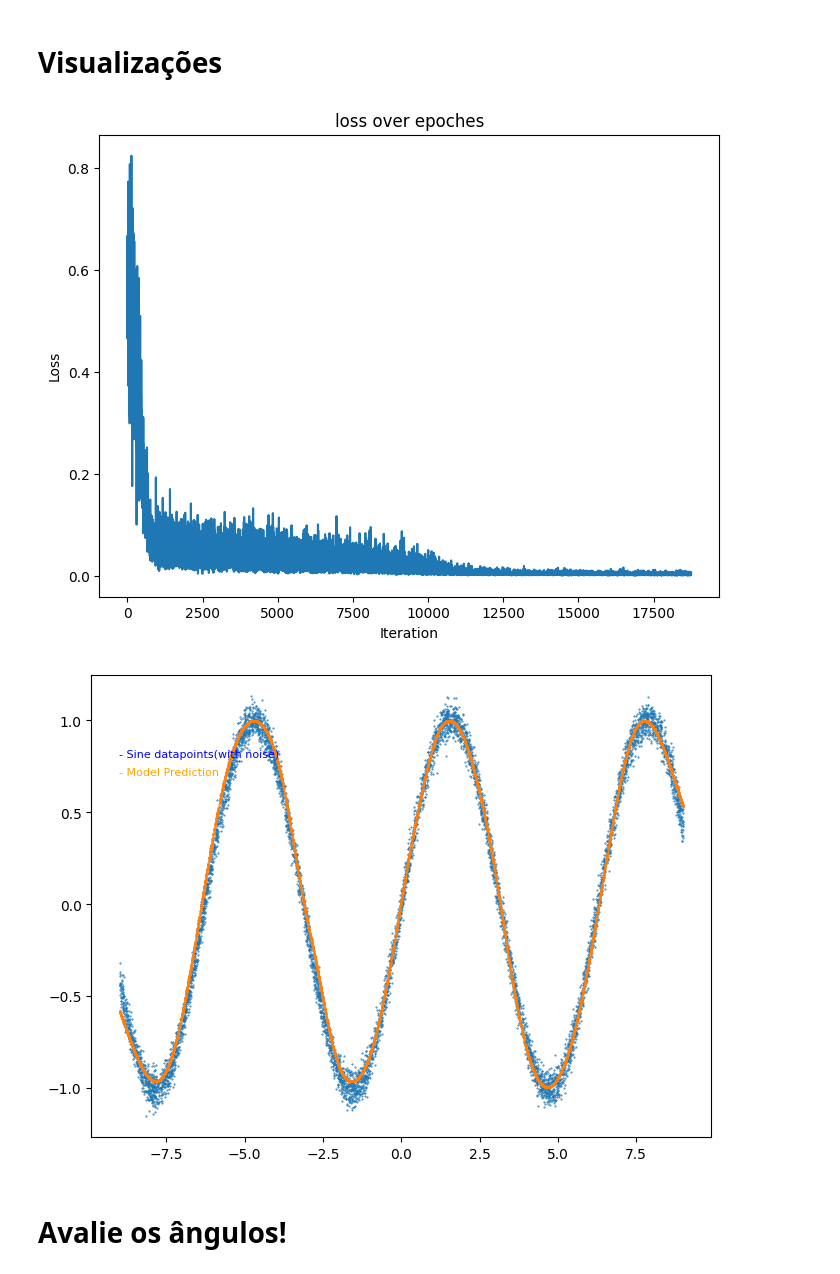
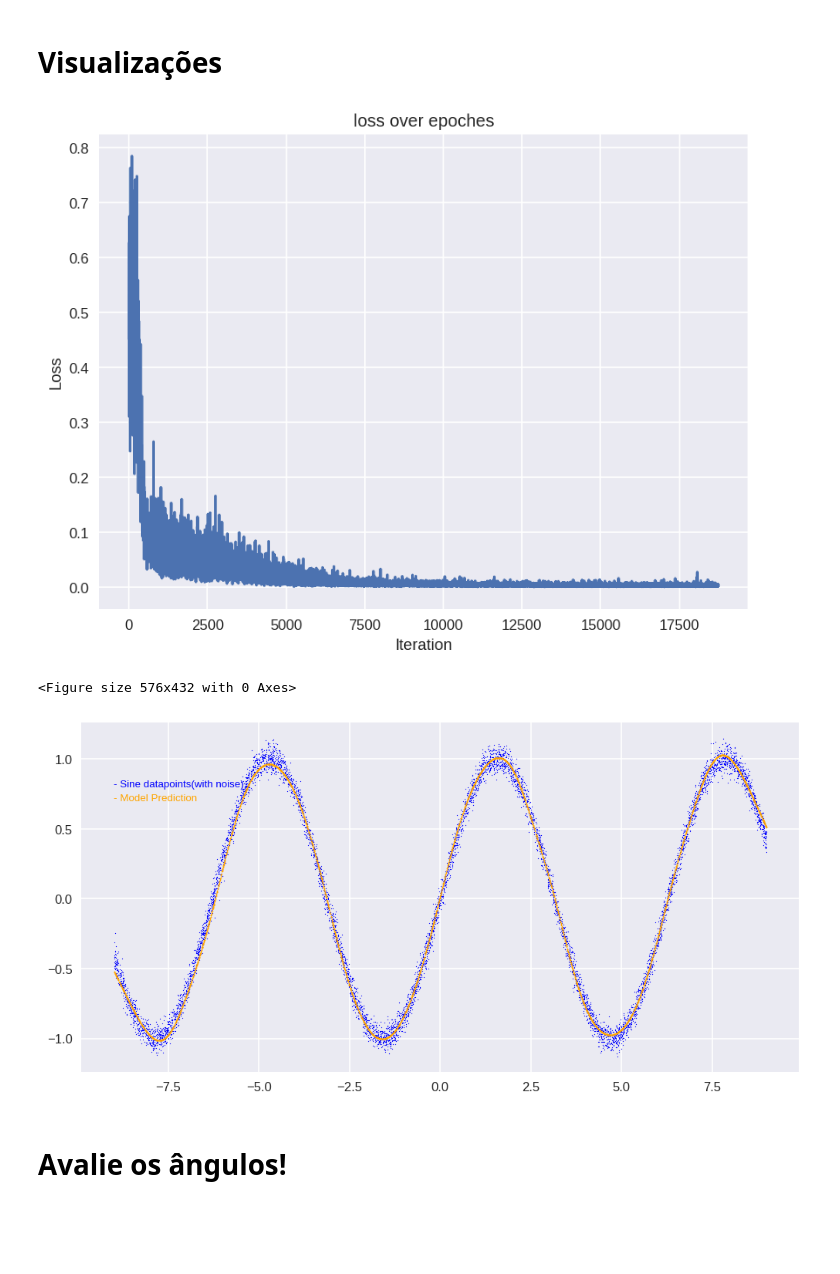
Before and after one commit to GabrielDornelles/modern-computer-vision, a Jupyter notebook: 1-sine-approximation.ipynb, the cells around one changed output. Saved outputs shown, nothing was run; the diff lists cells and outputs as text; code cells hidden in the pictures; blank space fills up the shorter version.

```diff
--- a/1-sine-approximation.ipynb
+++ b/1-sine-approximation.ipynb
@@ -107,23 +118,25 @@ def test(model, loader):
 # %%
 def plot_loss(losses, show=True):
-    fig = pyplot.gcf()
+    figure(figsize=(10, 5), dpi=120)
+    plt.style.use('seaborn')
+    fig = plt.gcf()
     fig.set_size_inches(8,6)
-    ax = pyplot.axes()
+    ax = plt.axes()
     ax.set_xlabel("Iteration")
     ax.set_ylabel("Loss")
     x_loss = list(range(len(losses)))
-    pyplot.plot(x_loss, losses)
-    pyplot.title("loss over epoches")
+    plt.plot(x_loss, losses)
+    plt.title("loss over epoches")
     if show:
-        pyplot.show()
-    pyplot.close()
+        plt.show()
+    plt.close()
 # %%
 class ShallowLinear(nn.Module):
-    def __init__(self):
+    def __init__(self, net_type: str = "nonlinear3layer"):
         super(ShallowLinear, self).__init__()
-        self.net_type = "nonlinear3layer"
+        self.net_type = net_type
         # Define network layer dimensions
-        #D_in, H1, H2, H3, D_out = [1, 64, 64, 64, 1]    # These numbers correspond to each layer: [input, hidden_1, output]
+        # D_in, H1, H2, H3, D_out = [1, 64, 64, 64, 1] # These numbers correspond to each layer: [input, hidden_1, output]
         D_in, H1, H2, H3, D_out = [1, 16, 16, 16, 1] # each layer: [input, hidden_1, h2, h3, output]
         self.activation = nn.Tanh()
         self.linear1 = nn.Linear(D_in, H1)
@@ -165,7 +178,6 @@ def run(dataset_train, dataset_test):
     shallow_model = ShallowLinear()
     optimizer = optim.Adam(shallow_model.parameters(), lr=learning_rate)
     loss_fn = nn.MSELoss()  # mean squared error
-    # Train and get the resulting loss per itimport torch.nn.functional as Feration
     loss = train(model=shallow_model, loader=data_loader_train, optimizer=optimizer, loss_fn=loss_fn)
     # Test and get the resulting predicted y values
     y_predict = test(model=shallow_model, loader=data_loader_test)
@@ -197,18 +209,23 @@ Final loss: 0.0036664311250206084
 # Visualizações
 # %%
 plot_loss(losses)
-fig2 = pyplot.figure()
-fig2.set_size_inches(8,6)
-pyplot.scatter(x_test, y_test, marker='o', s=0.2)
-pyplot.scatter(x_test, y_predict, marker='o', s=0.3)
-#pyplot.scatter(x_test, y_real,  marker='o', s=0.3)
-pyplot.text(-9, 0.7, "- Model Prediction", color="orange", fontsize=8)
-pyplot.text(-9, 0.8, "- Sine datapoints(with noise)", color="blue", fontsize=8)
-#pyplot.text(-9, 0.9, "- Real Sine", color="green", fontsize=8)
-pyplot.show()
 # %% [output]
-[figure, old version]
+[figure, new version]
-[figure, removed]
+# %%
+fig2 = plt.figure()
+figure(figsize=(10, 5), dpi=120)
+plt.style.use('seaborn')
+fig2.set_size_inches(8,6)
+plt.scatter(x_test, y_test, marker='o', s=0.2, color="blue")
+plt.scatter(x_test, y_predict, marker='o', s=0.3, color="orange")
+#plt.scatter(x_test, y_real,  marker='o', s=0.3, color="green")
+plt.text(-9, 0.7, "- Model Prediction", color="orange", fontsize=8)
+plt.text(-9, 0.8, "- Sine datapoints(with noise)", color="blue", fontsize=8)
+#plt.text(-9, 0.9, "- Real Sine", color="green", fontsize=8)
+plt.show()
+# %% [output]
+<Figure size 576x432 with 0 Axes>
+[figure, added]
 # %% [markdown]
 # Avalie os ângulos!
 # %%
```
Also changed, not shown: parts of 11 cells of this notebook, 7 other files.
